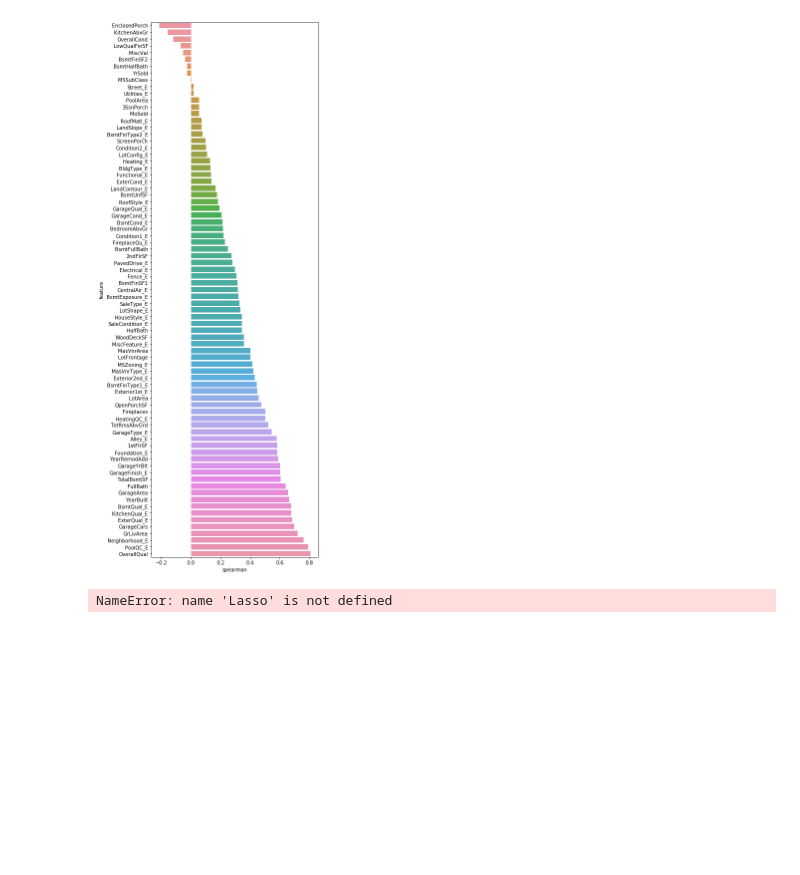
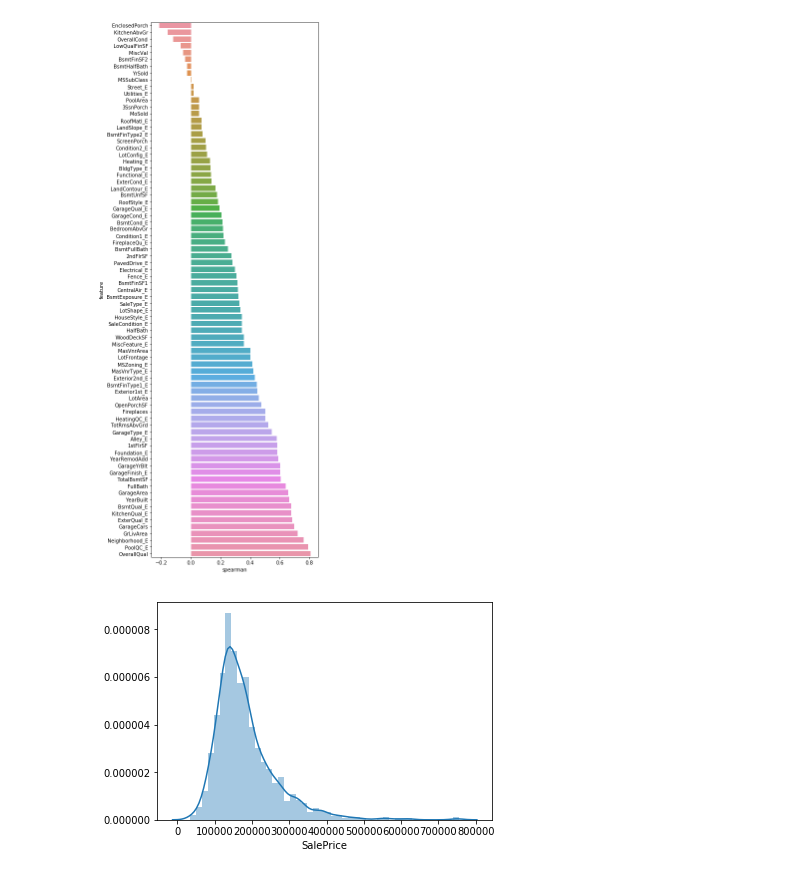
Before and after one commit to whm2015/machineLearning_houseprice, a Jupyter notebook: data_analyse1.ipynb, the cells around one changed output. Drawn from its saved outputs; the diff is of its cells as text; code cells hidden in the pictures; blank space fills up the shorter version.

```diff
--- a/data_analyse1.ipynb
+++ b/data_analyse1.ipynb
@@ -52,17 +52,8 @@ def spearman(frame, features):
 spearman(train_o, quantitative+qual_encoded)
 # %% [output]
 [figure]
-# %%
-lasso = Lasso(alpha=0.001)
-lasso.fit(train_X, train_y)
-Lasso(alpha=0.001, copy_X=True, fit_intercept=True, max_iter=1000,
-   normalize=False, positive=False, precompute=False, random_state=None,
-   selection='cyclic', tol=0.0001, warm_start=False)
-lasso_fi = pd.DataFrame({'feature_importance':lasso.coef_}, index=full_fe.columns)
-lasso_fi.sort_values('feature_importance', ascending=False)
-plt.figure()
-lasso_fi[lasso_fi['feature_importance'] != 0].sort_values('feature_importance').plot(kind='barh', figsize=(12, 25))
-plt.grid()
-plt.show()
-# %% [output]
-NameError: name 'Lasso' is not defined
+# %%
+sns.distplot(train_o['SalePrice'])
+plt.show()
+# %% [output]
+[figure, added]
```
Also changed, not shown: parts of 8 cells of this notebook.
